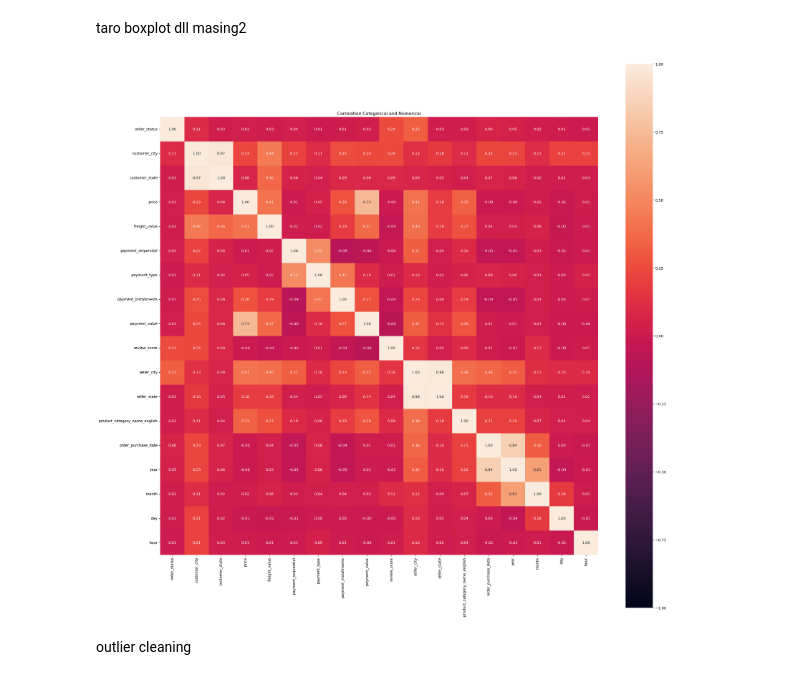
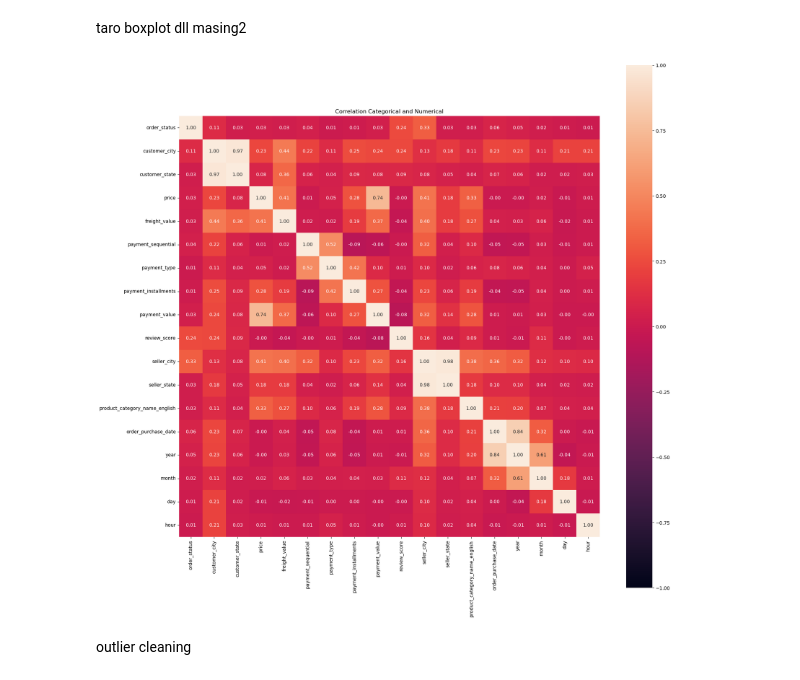
Before and after one commit to fahdmuchammad/Final_project_Sigma, a Jupyter notebook: Fin_pro_baru_EDA_fahd.ipynb, the cells around one changed output. Cells and saved outputs as stored; diff of their text form; code cells hidden in the pictures.

```diff
--- a/Fin_pro_baru_EDA_fahd.ipynb
+++ b/Fin_pro_baru_EDA_fahd.ipynb
@@ -695,17 +719,18 @@ taro boxplot dll masing2
 # %%
 import matplotlib.pyplot as plt
 from dython.nominal import associations
 complete_correlation = associations(
     main_df,
     cmap='rocket',
     title='Correlation Categorical and Numerical',
+    figsize=(20,20),
     annot=True
 )
 
 correlation_matrix = complete_correlation['corr']
 plt.show()
 # %% [output]
-[figure, old version]
+[figure, new version]
 # %% [markdown]
 outlier cleaning
 # %% [markdown]
```
Also changed, not shown: parts of 2 cells of this notebook, 1 other file.
